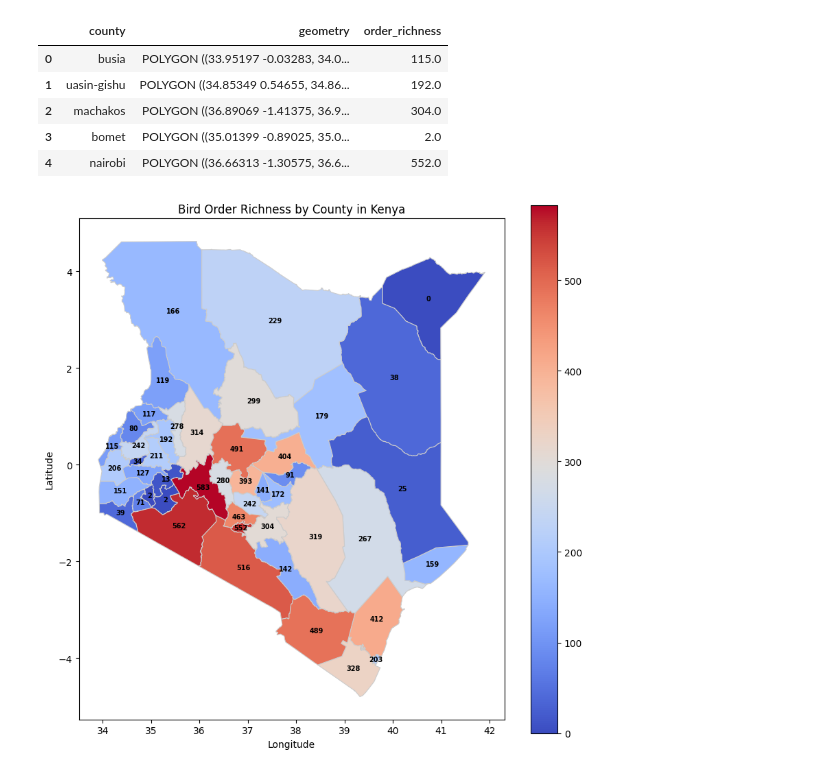
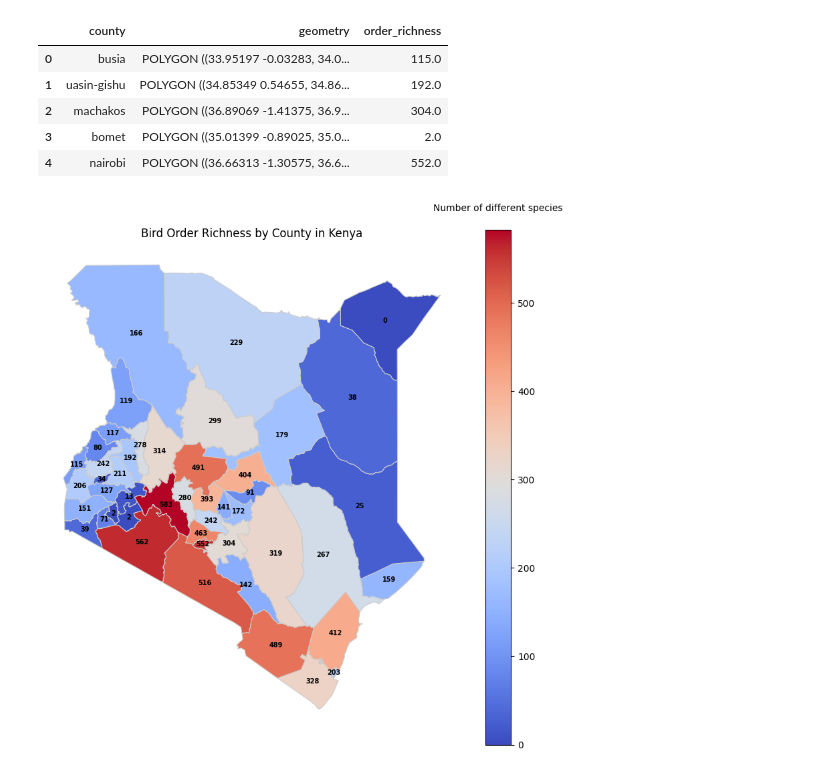
Before and after one commit to oliveira-da-silva-patrick/Workshop1-Project2, a Jupyter notebook: main.ipynb, the cells around one changed output. Cells and saved outputs as stored; diff of their text form; code cells hidden in the pictures.

Commit message:
added title to legend of richness map

```diff
--- a/main.ipynb
+++ b/main.ipynb
@@ -335,17 +334,32 @@ county_richness_gdf.head()
 | 4 | nairobi | POLYGON ((36.66313 -1.30575, 36.6... | 552.0 |
 # %%
 fig, ax = plt.subplots(1, 1, figsize=(10, 10))
-county_richness_gdf.plot(column='order_richness', cmap='coolwarm', linewidth=0.8, ax=ax, edgecolor='0.8', legend=True)
 
+county_richness_plot = county_richness_gdf.plot(
+    column='order_richness',
+    cmap='coolwarm',
+    linewidth=0.8,
+    ax=ax,
+    edgecolor='0.8'
+)
+
+sm = plt.cm.ScalarMappable(cmap='coolwarm', norm=plt.Normalize(vmin=county_richness_gdf['order_richness'].min(), vmax=county_richness_gdf['order_richness'].max()))
+cbar = fig.colorbar(sm, ax=ax, orientation="vertical")
+cbar.ax.set_title("Number of different species", pad=20, fontsize=10, loc='center')
 ax.set_title('Bird Order Richness by County in Kenya')
-ax.set_xlabel('Longitude')
-ax.set_ylabel('Latitude')
+
+ax.spines['top'].set_visible(False)
+ax.spines['right'].set_visible(False)
+ax.spines['bottom'].set_visible(False)
+ax.spines['left'].set_visible(False)
+ax.get_xaxis().set_visible(False)
+ax.get_yaxis().set_visible(False)
 
 for idx, row in county_richness_gdf.iterrows():
     centroid = row['geometry'].centroid
     ax.text(centroid.x, centroid.y, int(row['order_richness']),
-            ha='center', va='center', fontsize=7, fontweight = 'bold', color='black')
+            ha='center', va='center', fontsize=7, fontweight='bold', color='black')
 
 plt.show()
 # %% [output]
-[figure, old version]
+[figure, new version]
```
Also changed, not shown: parts of 4 cells of this notebook.
